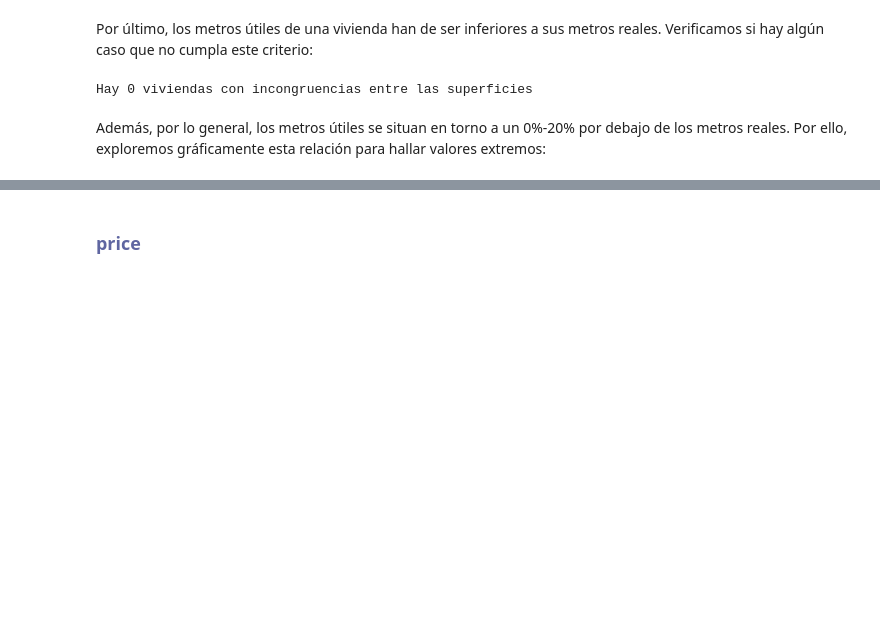
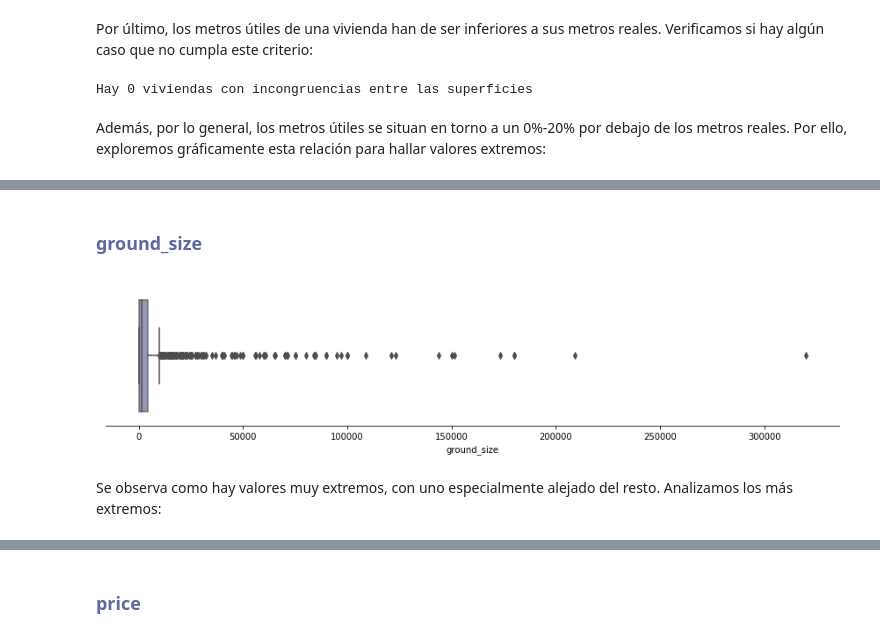
Before and after one commit to Hlaboa/houses-data-analysis, a Jupyter notebook: 2_limpieza_datos.ipynb, the cells around one changed output, grey strips where cells are left out. Saved outputs shown, nothing was run; the diff lists cells and outputs as text; code cells hidden in the pictures; blank space fills up the shorter version.

```diff
--- a/2_limpieza_datos.ipynb
+++ b/2_limpieza_datos.ipynb
@@ -712,0 +925,16 @@ df['m2_useful'][df.house_id == 85089573] = 740
+# %% [markdown]
+### <font color=#5F66A1>ground_size</font>
+# %%
+f, axes = plt.subplots(1, 1, figsize=(12, 3), sharex=True)
+sns.despine(left=True)
+
+(df
+ .loc[:,'ground_size']
+ .pipe(sns.boxplot, color=clr['pr'], boxprops=dict(alpha=.7)))
+
+plt.setp(axes, yticks=[])
+plt.tight_layout()
+# %% [output]
+[figure, added]
+# %% [markdown]
+Se observa como hay valores muy extremos, con uno especialmente alejado del resto. Analizamos los más extremos:
```
Also changed, not shown: parts of 147 cells of this notebook, 2 other files.
